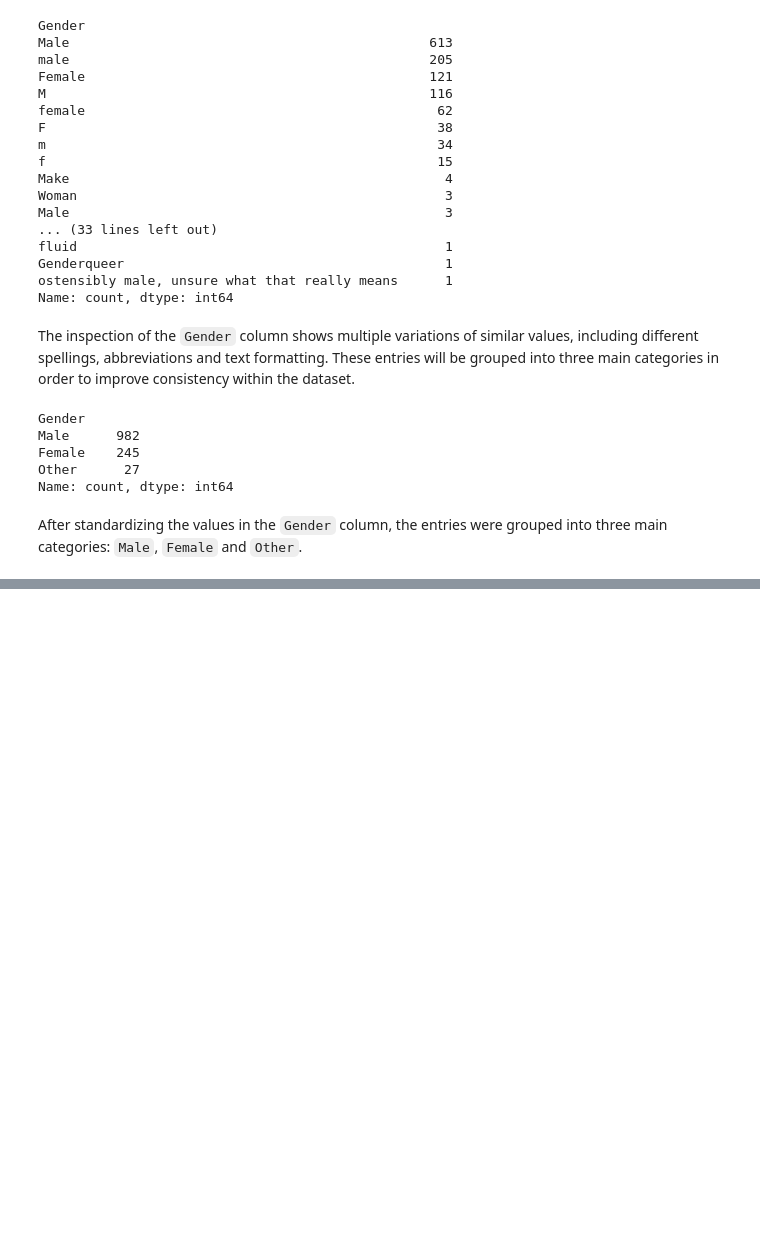
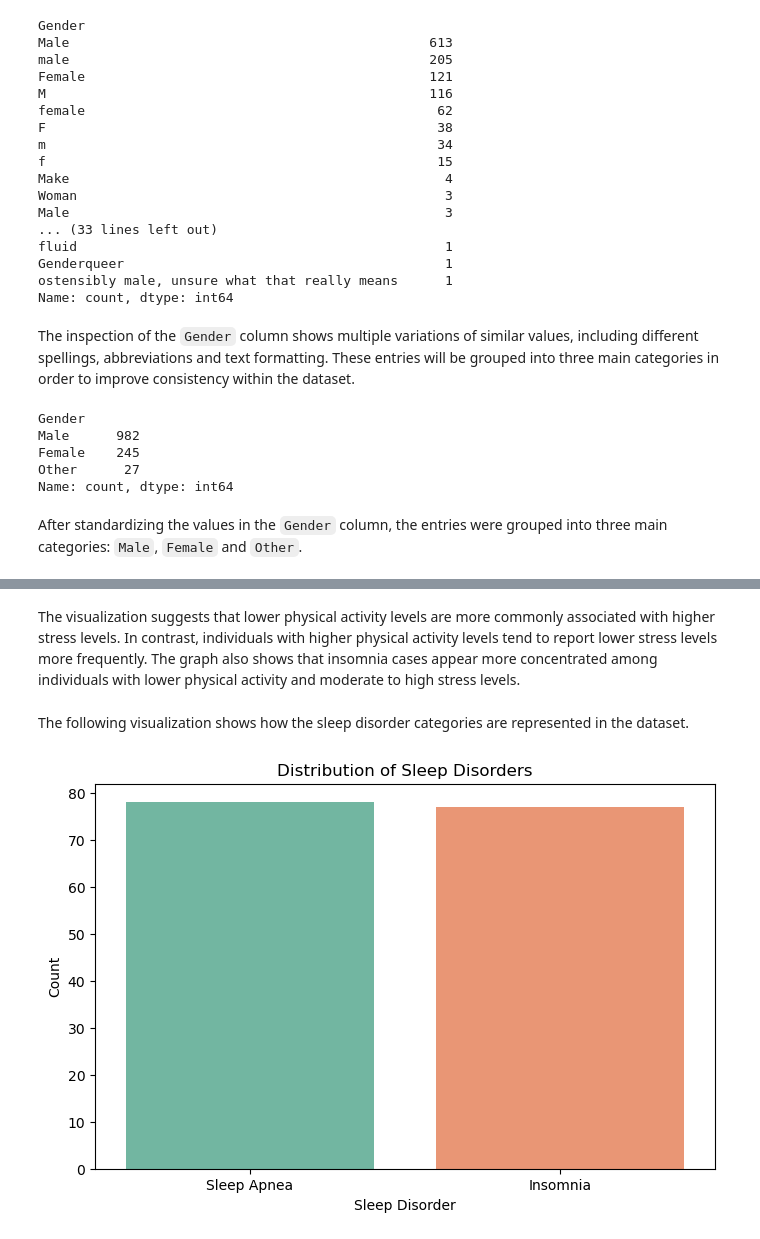
Before and after one commit to EleonoraIv/stress-mental-health-analysis, a Jupyter notebook: stress_mental_health_analysis.ipynb, the cells around one changed output, grey strips where cells are left out. Drawn from its saved outputs; the diff is of its cells as text; code cells hidden in the pictures; blank space fills up the shorter version.

```diff
--- a/stress_mental_health_analysis.ipynb
+++ b/stress_mental_health_analysis.ipynb
@@ -289,0 +359,23 @@ After standardizing the values in the `Gender` column, the entries were grouped
+# %% [markdown]
+The visualization suggests that lower physical activity levels are more commonly associated with higher stress levels. In contrast, individuals with higher physical activity levels tend to report lower stress levels more frequently.
+The graph also shows that insomnia cases appear more concentrated among individuals with lower physical activity and moderate to high stress levels.
+# %% [markdown]
+The following visualization shows how the sleep disorder categories are represented in the dataset.
+# %%
+plt.figure(figsize=(8, 5))
+
+sns.countplot(
+    data=sleep_data,
+    x="Sleep Disorder",
+    hue="Sleep Disorder",
+    palette="Set2",
+    legend=False
+)
+
+plt.title("Distribution of Sleep Disorders")
+plt.xlabel("Sleep Disorder")
+plt.ylabel("Count")
+
+plt.show()
+# %% [output]
+[figure, added]
```
Also changed, not shown: parts of 12 cells of this notebook.
